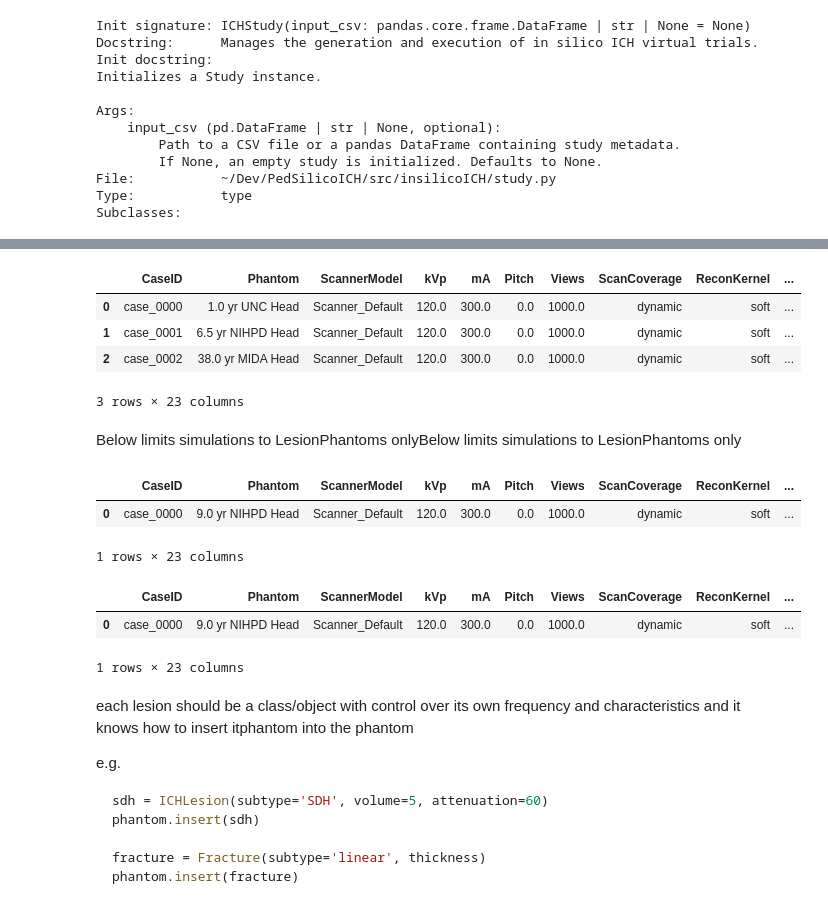
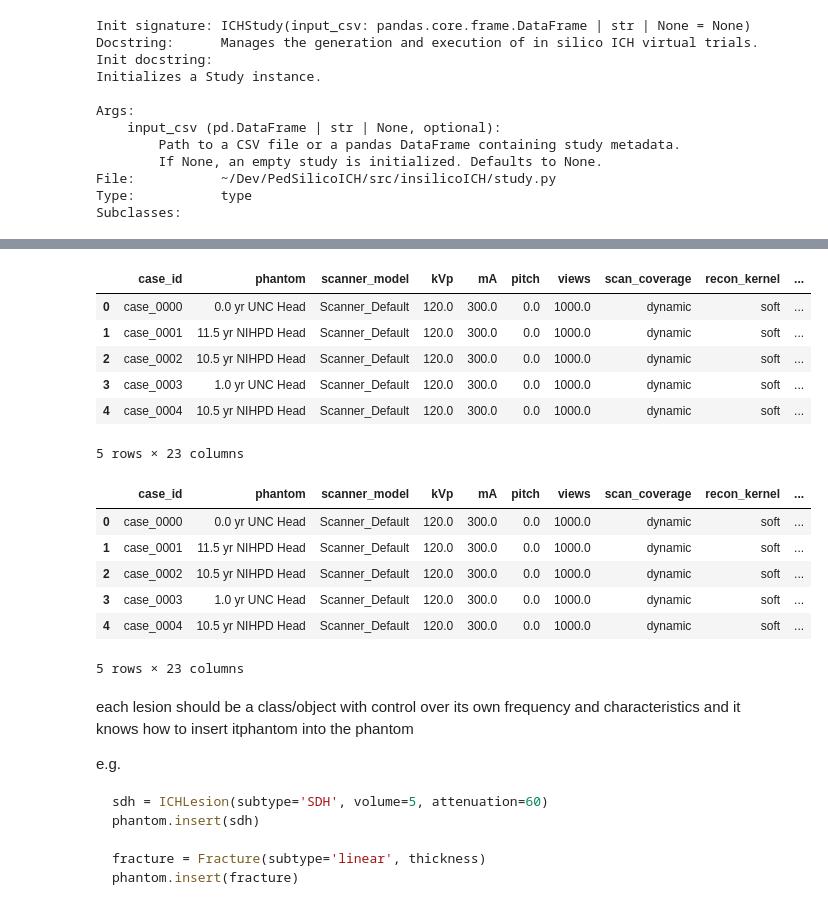
Before and after one commit to DIDSR/InSilicoICH, a Jupyter notebook: notebooks/03_studies.ipynb, the cells around one changed output, grey strips where cells are left out. Drawn from its saved outputs; the diff is of its cells as text; code cells hidden in the pictures.

```diff
--- a/notebooks/03_studies.ipynb
+++ b/notebooks/03_studies.ipynb
@@ -76,39 +96,27 @@ Type:      method
 # %%
-ICHStudy.generate_from_distributions(get_available_phantoms(),
-                                     lesion_volume=lesion_volume,
-                                     lesion_attenuation=lesion_attn,
-                                     study_count=3)
+study_list = ICHStudy.generate_from_distributions(get_available_phantoms(),
+                                                  lesion_volume=lesion_volume,
+                                                  lesion_attenuation=lesion_attn,
+                                                  study_count=5)
+study_list
 # %% [output]
-|  | CaseID | Phantom | ScannerModel | kVp | mA | Pitch | Views | ScanCoverage | ReconKernel | ... |
-| 0 | case_0000 | 1.0 yr UNC Head | Scanner_Default | 120.0 | 300.0 | 0.0 | 1000.0 | dynamic | soft | ... |
-| 1 | case_0001 | 6.5 yr NIHPD Head | Scanner_Default | 120.0 | 300.0 | 0.0 | 1000.0 | dynamic | soft | ... |
-| 2 | case_0002 | 38.0 yr MIDA Head | Scanner_Default | 120.0 | 300.0 | 0.0 | 1000.0 | dynamic | soft | ... |
+|  | case_id | phantom | scanner_model | kVp | mA | pitch | views | scan_coverage | recon_kernel | ... |
+| 0 | case_0000 | 0.0 yr UNC Head | Scanner_Default | 120.0 | 300.0 | 0.0 | 1000.0 | dynamic | soft | ... |
+| 1 | case_0001 | 11.5 yr NIHPD Head | Scanner_Default | 120.0 | 300.0 | 0.0 | 1000.0 | dynamic | soft | ... |
+| 2 | case_0002 | 10.5 yr NIHPD Head | Scanner_Default | 120.0 | 300.0 | 0.0 | 1000.0 | dynamic | soft | ... |
+| 3 | case_0003 | 1.0 yr UNC Head | Scanner_Default | 120.0 | 300.0 | 0.0 | 1000.0 | dynamic | soft | ... |
+| 4 | case_0004 | 10.5 yr NIHPD Head | Scanner_Default | 120.0 | 300.0 | 0.0 | 1000.0 | dynamic | soft | ... |
-3 rows × 23 columns
+5 rows × 23 columns
-# %% [markdown]
-Below limits simulations to LesionPhantoms onlyBelow limits simulations to LesionPhantoms only
-# %%
-from functools import partial
-from insilicoICH.phantoms.head_phantoms import LesionPhantom
-lesion_phantoms = [k for k,v in get_available_phantoms().items() if
-                    isinstance(v, partial) and
-                    issubclass(v.func, LesionPhantom)] # consider putting this filter inside get_available_phantoms() as an kwarg
-ICHStudy.generate_from_distributions(lesion_phantoms,
-                                     lesion_volume=lesion_volume,
-                                     lesion_attenuation=lesion_attn,
-                                     study_count=1, Seed=88)
-# %% [output]
-|  | CaseID | Phantom | ScannerModel | kVp | mA | Pitch | Views | ScanCoverage | ReconKernel | ... |
-| 0 | case_0000 | 9.0 yr NIHPD Head | Scanner_Default | 120.0 | 300.0 | 0.0 | 1000.0 | dynamic | soft | ... |
-1 rows × 23 columns
-# %%
-ICHStudy.generate_from_distributions(lesion_phantoms, study_count=1,
-                                     lesion_volume=lesion_volume,
-                                     lesion_attenuation=lesion_attn,
-                                     subtype=['SDH'], Seed=88)
-# %% [output]
-|  | CaseID | Phantom | ScannerModel | kVp | mA | Pitch | Views | ScanCoverage | ReconKernel | ... |
-| 0 | case_0000 | 9.0 yr NIHPD Head | Scanner_Default | 120.0 | 300.0 | 0.0 | 1000.0 | dynamic | soft | ... |
-1 rows × 23 columns
+# %%
+study_list
+# %% [output]
+|  | case_id | phantom | scanner_model | kVp | mA | pitch | views | scan_coverage | recon_kernel | ... |
+| 0 | case_0000 | 0.0 yr UNC Head | Scanner_Default | 120.0 | 300.0 | 0.0 | 1000.0 | dynamic | soft | ... |
+| 1 | case_0001 | 11.5 yr NIHPD Head | Scanner_Default | 120.0 | 300.0 | 0.0 | 1000.0 | dynamic | soft | ... |
+| 2 | case_0002 | 10.5 yr NIHPD Head | Scanner_Default | 120.0 | 300.0 | 0.0 | 1000.0 | dynamic | soft | ... |
+| 3 | case_0003 | 1.0 yr UNC Head | Scanner_Default | 120.0 | 300.0 | 0.0 | 1000.0 | dynamic | soft | ... |
+| 4 | case_0004 | 10.5 yr NIHPD Head | Scanner_Default | 120.0 | 300.0 | 0.0 | 1000.0 | dynamic | soft | ... |
+5 rows × 23 columns
 # %% [markdown]
 each lesion should be a class/object with control over its own frequency and characteristics and it knows how to insert itphantom into the phantom
 
```
Also changed, not shown: parts of 24 cells of this notebook, 12 other files.
